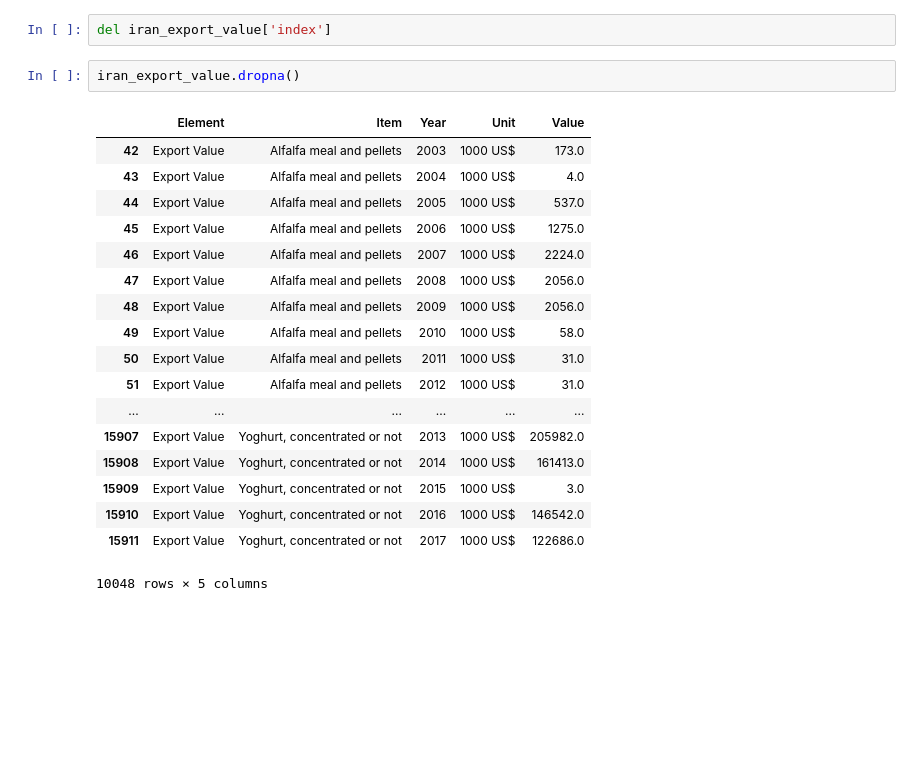
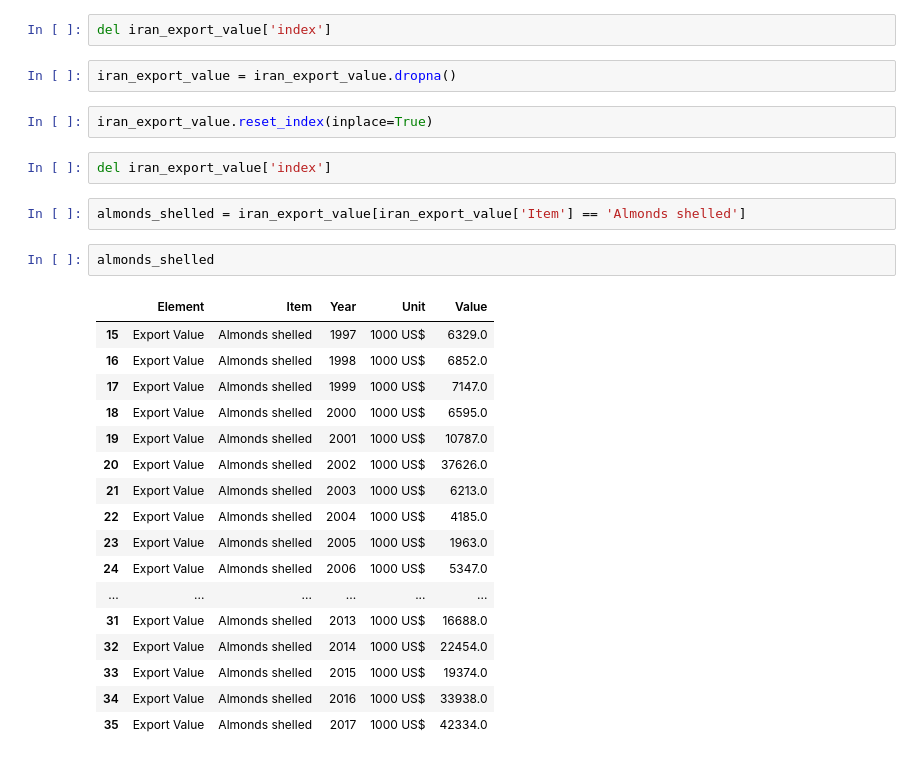
Before and after one commit to BahramJannesar/IranAgricultureDataAnalysis, a Jupyter notebook: iran crops livestock products.ipynb, the cells around one changed output. Saved outputs shown, nothing was run; the diff lists cells and outputs as text; blank space fills up the shorter version.

```diff
--- a/iran crops livestock products.ipynb
+++ b/iran crops livestock products.ipynb
@@ -24,23 +26,30 @@ iran_export_value.reset_index(inplace=True)
 # %%
 del iran_export_value['index']
 # %%
-iran_export_value.dropna()
+iran_export_value = iran_export_value.dropna()
-# %% [output]
-|  | Element | Item | Year | Unit | Value |
-| 42 | Export Value | Alfalfa meal and pellets | 2003 | 1000 US$ | 173.0 |
-| 43 | Export Value | Alfalfa meal and pellets | 2004 | 1000 US$ | 4.0 |
-| 44 | Export Value | Alfalfa meal and pellets | 2005 | 1000 US$ | 537.0 |
-| 45 | Export Value | Alfalfa meal and pellets | 2006 | 1000 US$ | 1275.0 |
-| 46 | Export Value | Alfalfa meal and pellets | 2007 | 1000 US$ | 2224.0 |
-| 47 | Export Value | Alfalfa meal and pellets | 2008 | 1000 US$ | 2056.0 |
-| 48 | Export Value | Alfalfa meal and pellets | 2009 | 1000 US$ | 2056.0 |
-| 49 | Export Value | Alfalfa meal and pellets | 2010 | 1000 US$ | 58.0 |
-| 50 | Export Value | Alfalfa meal and pellets | 2011 | 1000 US$ | 31.0 |
-| 51 | Export Value | Alfalfa meal and pellets | 2012 | 1000 US$ | 31.0 |
-| ... | ... | ... | ... | ... | ... |
-| 15907 | Export Value | Yoghurt, concentrated or not | 2013 | 1000 US$ | 205982.0 |
-| 15908 | Export Value | Yoghurt, concentrated or not | 2014 | 1000 US$ | 161413.0 |
-| 15909 | Export Value | Yoghurt, concentrated or not | 2015 | 1000 US$ | 3.0 |
-| 15910 | Export Value | Yoghurt, concentrated or not | 2016 | 1000 US$ | 146542.0 |
-| 15911 | Export Value | Yoghurt, concentrated or not | 2017 | 1000 US$ | 122686.0 |
-10048 rows × 5 columns
+# %%
+iran_export_value.reset_index(inplace=True)
+# %%
+del iran_export_value['index']
+# %%
+almonds_shelled = iran_export_value[iran_export_value['Item'] == 'Almonds shelled']
+# %%
+almonds_shelled
+# %% [output]
+|  | Element | Item | Year | Unit | Value |
+| 15 | Export Value | Almonds shelled | 1997 | 1000 US$ | 6329.0 |
+| 16 | Export Value | Almonds shelled | 1998 | 1000 US$ | 6852.0 |
+| 17 | Export Value | Almonds shelled | 1999 | 1000 US$ | 7147.0 |
+| 18 | Export Value | Almonds shelled | 2000 | 1000 US$ | 6595.0 |
+| 19 | Export Value | Almonds shelled | 2001 | 1000 US$ | 10787.0 |
+| 20 | Export Value | Almonds shelled | 2002 | 1000 US$ | 37626.0 |
+| 21 | Export Value | Almonds shelled | 2003 | 1000 US$ | 6213.0 |
+| 22 | Export Value | Almonds shelled | 2004 | 1000 US$ | 4185.0 |
+| 23 | Export Value | Almonds shelled | 2005 | 1000 US$ | 1963.0 |
+| 24 | Export Value | Almonds shelled | 2006 | 1000 US$ | 5347.0 |
+| ... | ... | ... | ... | ... | ... |
+| 31 | Export Value | Almonds shelled | 2013 | 1000 US$ | 16688.0 |
+| 32 | Export Value | Almonds shelled | 2014 | 1000 US$ | 22454.0 |
+| 33 | Export Value | Almonds shelled | 2015 | 1000 US$ | 19374.0 |
+| 34 | Export Value | Almonds shelled | 2016 | 1000 US$ | 33938.0 |
+| 35 | Export Value | Almonds shelled | 2017 | 1000 US$ | 42334.0 |
```
Also changed, not shown: parts of 2 cells of this notebook, 1 other file.
